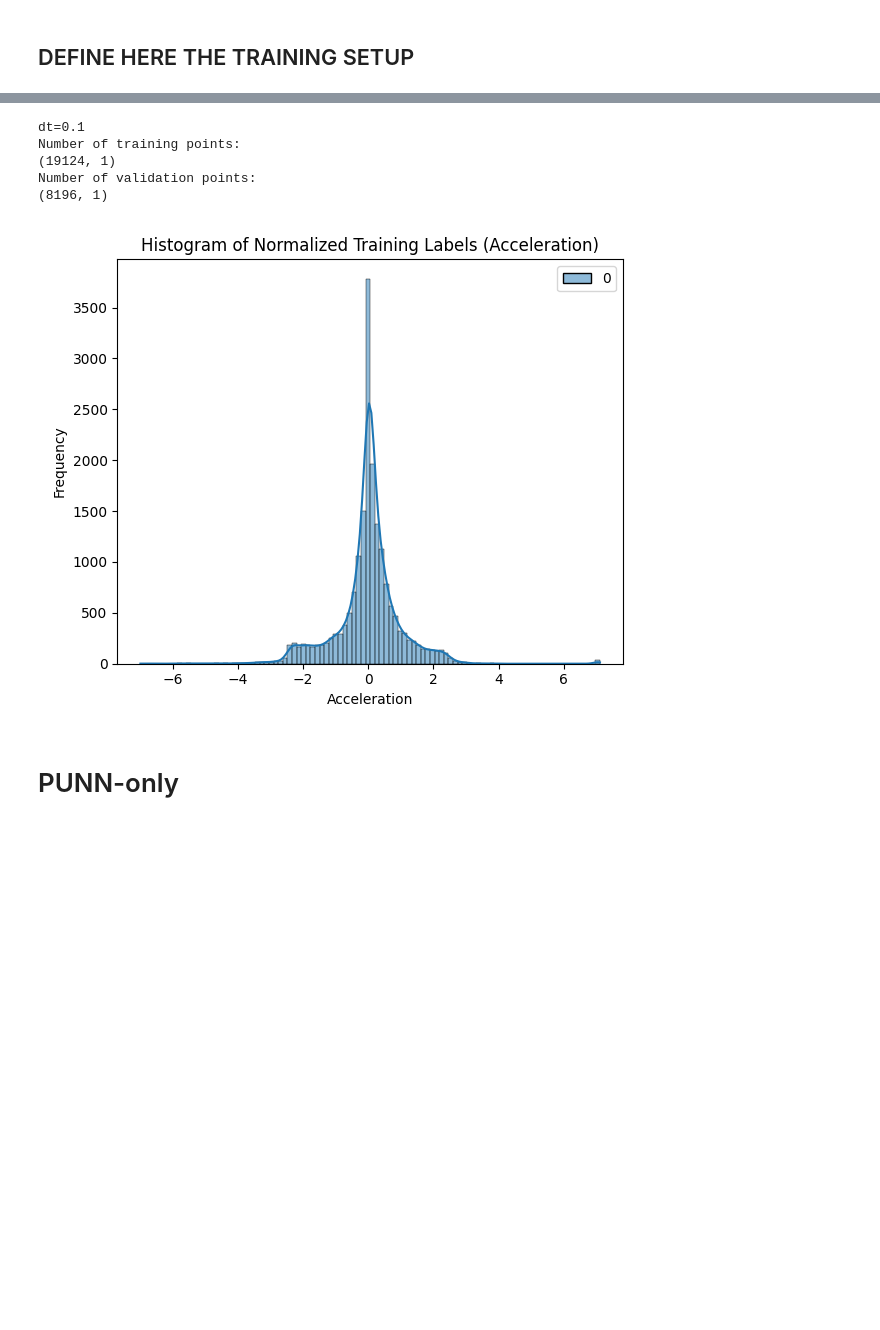
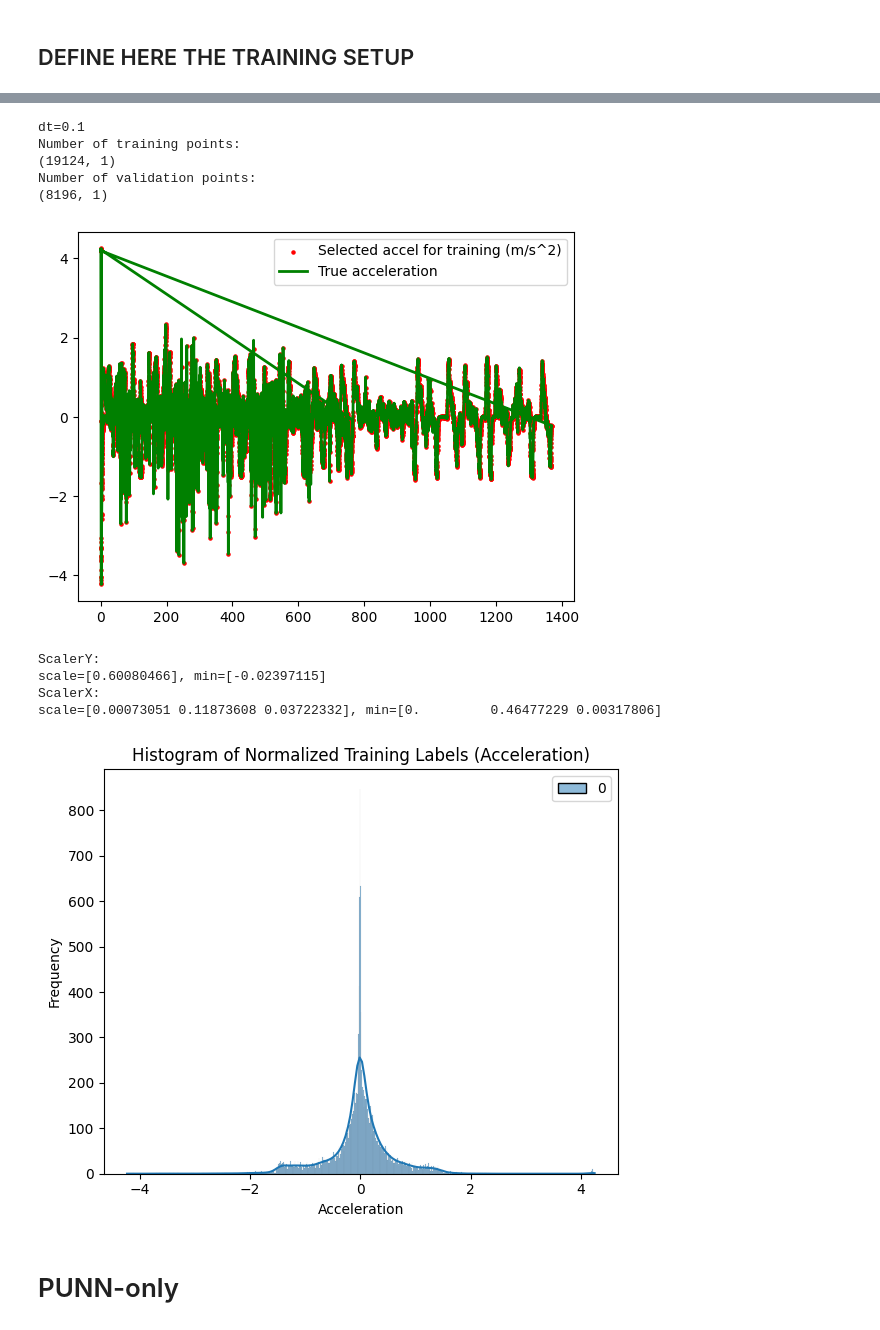
Before and after one commit to ZeArteaga/PINN-control-platooning, a Jupyter notebook: PINN.ipynb, the cells around one changed output, grey strips where cells are left out. Saved outputs shown, nothing was run; the diff lists cells and outputs as text; code cells hidden in the pictures; blank space fills up the shorter version.

```diff
--- a/PINN.ipynb
+++ b/PINN.ipynb
@@ -152,7 +158,7 @@ ANN_udds_hwycol_nycccol_70%
 | 3 | 0.3 | -19.81064 | 1.264956 | 1.2624 | 4.480690 | 4.203192 | 4.208 | 7.969400e-17 | 0.011232 | 4.714293e-16 | ... |
 | 4 | 0.4 | -19.66336 | 1.681171 | 1.6832 | 4.481898 | 4.213076 | 4.208 | 1.302043e-16 | 0.003388 | 5.387764e-16 | ... |
 # %%
-X = df[["t", "fv0_u", "fv0_v_noise", "d_fv0_lv_noise", "d*_fv0_lv", "lv_v_noise"]].to_numpy()
+X = df[["t", "fv0_u", "fv0_v_noise"]].to_numpy()
 n_features = X.shape[1]
 t = X[:, 0]
 dt = t[1] - t[0]
@@ -166,45 +172,52 @@ print(Y_train.shape)
 print("Number of validation points:")
 print(Y_val.shape)
 
-""" #Visualize training data provided to model:
+#Visualize training data provided to model:
 mask = np.isin(Y, Y_train)
 Y_mask = Y.copy()
 Y_mask[~mask] = np.nan
 plt.scatter(t, Y_mask, label="Selected accel for training (m/s^2)", s=5, color="red")
 plt.plot(t, Y, label="True acceleration", linewidth=2, color="green")
 plt.legend()
-plt.show() """
+plt.show()
 
 #Prediction Normalization
 scaler_Y = StandardScaler().fit(Y_train)
-joblib.dump(scaler_Y, f"models/scalers/scalerY_{model_name}.save")
-Y_train_norm = scaler_Y.transform(Y_train)
-Y_val_norm = scaler_Y.transform(Y_val)
+print(f"ScalerY: \nscale={scaler_Y.scale_}, min={scaler_Y.mean_}")
+joblib.dump(scaler_Y, f"models/scalers/scalerY_{preliminary_model_name}.save")
+#Y_train_norm = scaler_Y.transform(Y_train)
+#Y_val_norm = scaler_Y.transform(Y_val)
 
 # feature normalization
 scaler_X = MinMaxScaler().fit(X_train)
-joblib.dump(scaler_X, f"models/scalers/scalerX_{model_name}.save")
-X_train_norm = scaler_X.transform(X_train)
-X_val_norm = scaler_X.transform(X_val)
-X_norm = scaler_X.transform(X)
-x0_norm = X_norm[0, :]
+print(f"ScalerX: \nscale={scaler_X.scale_}, min={scaler_X.min_}")
+joblib.dump(scaler_X, f"models/scalers/scalerX_{preliminary_model_name}.save")
+#X_train_norm = scaler_X.transform(X_train)
+#X_val_norm = scaler_X.transform(X_val)
+#X_norm = scaler_X.transform(X)
+#x0_norm = X_norm[0, :]
 
 # Plot histogram for output
 plt.figure(figsize=(6, 5))
-sns.histplot(Y_train_norm, bins=100, kde=True, color='orange')
+sns.histplot(Y_train, bins=1000, kde=True, color='orange')
 plt.title('Histogram of Normalized Training Labels (Acceleration)')
 plt.xlabel('Acceleration')
 plt.ylabel('Frequency')
 
 plt.tight_layout()
 plt.show()
 # %% [output]
 dt=0.1
 Number of training points:
 (19124, 1)
 Number of validation points:
 (8196, 1)
-[figure, old version]
+[figure, new version]
+ScalerY:
+scale=[0.60080466], min=[-0.02397115]
+ScalerX:
+scale=[0.00073051 0.11873608 0.03722332], min=[0.         0.46477229 0.00317806]
+[figure, added]
 # %% [markdown]
 # PUNN-only
 # %%
```
Also changed, not shown: parts of 20 cells of this notebook, 13 other files.
